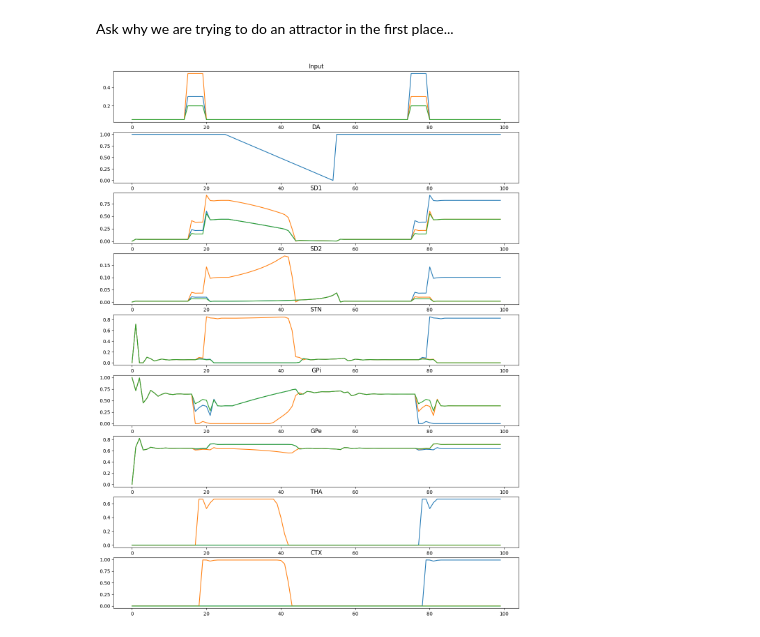
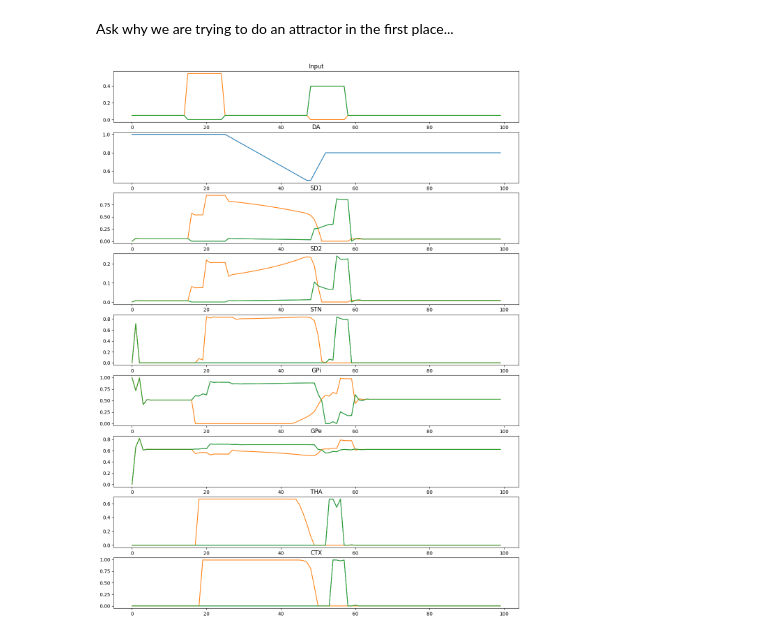
Before and after one commit to joncannon/Thesis, a Jupyter notebook: attractor_bg.ipynb, the cells around one changed output. Cells and saved outputs as stored; diff of their text form; code cells hidden in the pictures.

```diff
--- a/attractor_bg.ipynb
+++ b/attractor_bg.ipynb
@@ -65,16 +65,18 @@ class b_ganglia:
         h= dt/tau
 
         #define the weight matrices
-        w_inp_sd1 = np.array([[1,0,0],[0,1,0],[0,0,1]]) * 8
-        w_inp_sd2 = np.array([[1,0,0],[0,1,0],[0,0,1]]) * 8
-        w_ctx_sd1 = np.array([[1,.4,.4],[.4,1,.4],[.4,.4,1]]) * 12
+        w_inp_sd1 = np.array([[1,0,0],[0,1,0],[0,0,1]]) * 12
+        w_inp_sd2 = np.array([[1,0,0],[0,1,0],[0,0,1]]) * 12
+        #w_ctx_sd1 = np.array([[1,.45,.45],[.45,1,.45],[.45,.45,1]]) * 12
+        #w_ctx_sd2 = np.array([[1,.45,.45],[.45,1,.45],[.45,.45,1]]) * 12
+        w_ctx_sd1 = np.array([[1,0,0],[0,1,0],[0,0,1]]) * 12
         w_ctx_sd2 = np.array([[1,0,0],[0,1,0],[0,0,1]]) * 12
         w_ctx_stn = np.array([[1,0,0],[0,1,0],[0,0,1]]) * 12
         w_sd1_gpi = np.array([[1,0,0],[0,1,0],[0,0,1]]) * -25
         w_sd2_gpe = np.array([[1,0,0],[0,1,0],[0,0,1]]) * -15
         w_stn_gpi = np.ones((self.n_loops,self.n_loops)) * 10
         w_stn_gpe = np.ones((self.n_loops,self.n_loops)) * 2
-        w_gpe_stn = np.array([[1,0,0],[0,1,0],[0,0,1]]) * -13
+        w_gpe_stn = np.array([[1,0,0],[0,1,0],[0,0,1]]) * -15
         w_gpe_gpi = np.array([[1,0,0],[0,1,0],[0,0,1]]) * -4
         w_gpi_tha = np.array([[1,0,0],[0,1,0],[0,0,1]]) * -45
         w_tha_ctx = np.array([[1,0,0],[0,1,0],[0,0,1]]) * 40
@@ -84,7 +86,7 @@ class b_ganglia:
         sd1_bl = 0.1
         sd1_DA = 0.9
         sd2_bl = 1
-        sd2_DA = 10
+        sd2_DA = 7
         gpi_bl = 0.1
         gpe_bl = 0.1
 
@@ -132,13 +134,16 @@ class b_ganglia:
     def run(self, steps):
 
 
-        for i in range(5):
-            self.a_inp[i+15] =  [0.3,0.55,0.2]
-            self.a_inp[i+75] =  [0.55,0.3,0.2]
+        for i in range(10):
+            self.a_inp[i+15] =  [0.0,0.55,0.0]
+            self.a_inp[i+48] =  [0.4,0,0.4]
 
 
 
-        self.da[25:55] = np.linspace(1,0,30)
+        self.da[25:70] = np.linspace(1,0,45)
+        self.da[48:53] = np.linspace(.5,.8,5)
+        self.da[53:] = .8
+
 
         for i in range(steps):
             self.step(i=self.c)
@@ -167,31 +172,31 @@ class b_ganglia:
         axs[3].set_title('SD2')
 
         #STR
         axs[4].plot(self.a_stn)
         axs[4].set_title('STN')
 
         #GPi
         axs[5].plot(self.a_gpi)
         axs[5].set_title('GPi')
 
         #GPe
         axs[6].plot(self.a_gpe)
         axs[6].set_title('GPe')
 
         #Tha
         axs[7].plot(self.a_tha)
         axs[7].set_title('THA')
 
         #Tha
         axs[8].plot(self.a_ctx)
         axs[8].set_title('CTX')
         return None
 
 
 bg = b_ganglia(3,100)
 
 bg.run(99)
 #print(bg.a_ctx)
 bg.display()
 # %% [output]
-[figure, old version]
+[figure, new version]
```
Also changed, not shown: 1 other file.
